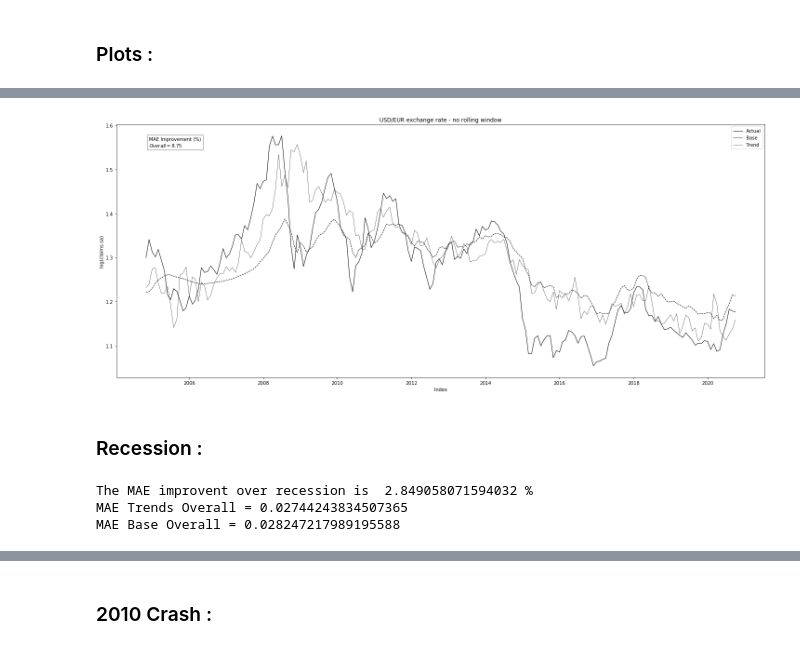
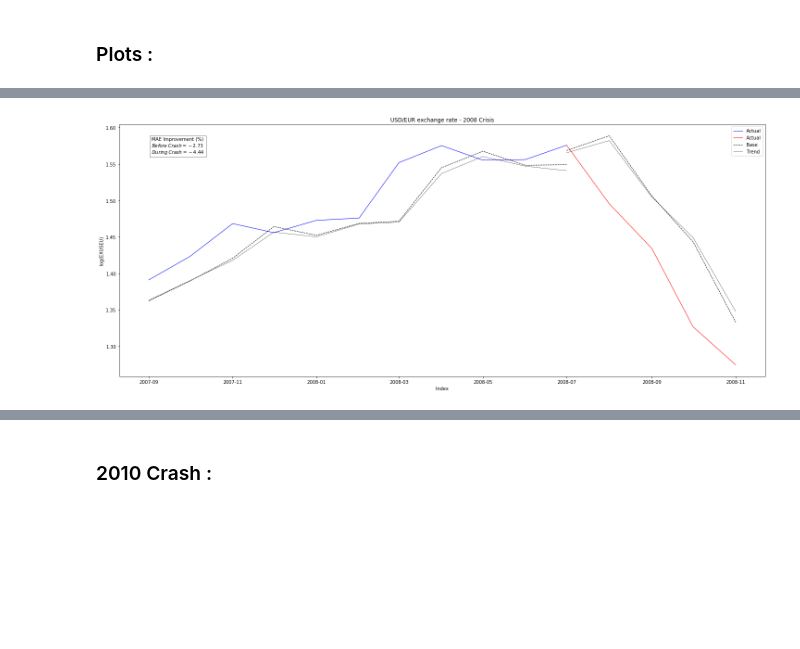
Before and after one commit to epfl-ada/ada-2020-project-milestone-p3-p3_adaimb, a Jupyter notebook: MilestoneP4.ipynb, the cells around one changed output, grey strips where cells are left out. Drawn from its saved outputs; the diff is of its cells as text; code cells hidden in the pictures; blank space fills up the shorter version.

```diff
--- a/MilestoneP4.ipynb
+++ b/MilestoneP4.ipynb
@@ -799,46 +877,24 @@ MAE Base Overall = 0.05107378978067345
 # %%
 #Plots :
 fig,ax = plt.subplots()
-ax.plot(data_rate['Month'][k:],data_rate['EXUSEU'][k:],color='black',label='Actual',linewidth=1)
-ax.plot(data_rate['Month'][k:],preds,linestyle='--',color='black',label='Base',linewidth=1)
-ax.plot(data_rate['Month'][k:],preds_trend,color='black',linewidth=0.5,label='Trend')
+ax.plot(data_rate['Month']['2007-09-01':'2008-07-01'],data_rate['EXUSEU']['2007-09-01':'2008-07-01'],color='blue',label='Actual',linewidth=1)
+ax.plot(data_rate['Month']['2007-09-01':'2008-07-01'],pred_bc,linestyle='--',color='black',linewidth=1)
+ax.plot(data_rate['Month']['2007-09-01':'2008-07-01'],pred_trends_bc,color='black',linewidth=0.5)
+ax.plot(data_rate['Month']['2008-07-01':'2008-11-01'],data_rate['EXUSEU']['2008-07-01':'2008-11-01'],color='red',label='Actual',linewidth=1)
+ax.plot(data_rate['Month']['2008-07-01':'2008-11-01'],pred,linestyle='--',color='black',label='Base',linewidth=1)
+ax.plot(data_rate['Month']['2008-07-01':'2008-11-01'],pred_trends,color='black',linewidth=0.5,label='Trend')
 plt.legend()
 textstr = '\n'.join((
     r'MAE Improvement (%)',
-    r'$Overall=%.2f$'%(improvement_overall,)))
+    r'$Before\;Crash=%.2f$'%(improvement_overall_bc,),
+    r'$During\;Crash=%.2f$'%(improvement_overall,)))
 
 ax.text(0.05, 0.95, textstr, transform=ax.transAxes, fontsize=10,
         verticalalignment='top',bbox=dict(facecolor='white', alpha=0.5))
-ax.set_ylabel('log(claims.sa)')
+ax.set_ylabel('log(EXUSEU)')
 ax.set_xlabel('Index')
-ax.set_title('USD/EUR exchange rate - no rolling window')
+ax.set_title('USD/EUR exchange rate - 2008 Crisis')
 fig.set_size_inches(25,10)
 plt.show()
 # %% [output]
-[figure, old version]
+[figure, new version]
-# %% [markdown]
-### Recession :
-# %%
-Recession_dates = ['2007-12-01','2009-06-01']
-
-#Baseline model
-mod = smf.ols(formula = 'EXUSEU ~ s1', data= data_rate['2004-02-01':'2007-11-01'] )
-res = mod.fit()
-pred = res.params[0] + res.params[1]*data_rate.s1['2007-12-01':'2009-06-01']
-
-# Trends Model :
-mod_trends = smf.ols(formula = 'EXUSEU ~ s1 + D_Inflation + D_Prices + D_CPI + D_Cheap ', data=data_rate['2004-02-01':'2007-11-01'] )
-res_trends = mod_trends.fit()
-pred_trends = res_trends.params[0] + res_trends.params[1]*data_rate['s1']['2007-12-01':'2009-06-01'] + res_trends.params[2]*data_rate['D_Inflation']['2007-12-01':'2009-06-01']+ res_trends.params[3]*data_rate['D_Prices']['2007-12-01':'2009-06-01'] +res_trends.params[4]*data_rate['D_CPI']['2007-12-01':'2009-06-01'] + res_trends.params[5]*data_rate['D_Cheap']['2007-12-01':'2009-06-01']
-
-mae_base_overall = mean_absolute_error(data_rate.EXUSEU['2007-12-01':'2009-06-01'],pred)/(data_rate.EXUSEU['2007-12-01':'2009-06-01'].mean())
-mae_trends_overall = mean_absolute_error(data_rate.EXUSEU['2007-12-01':'2009-06-01'],pred_trends)/(data_rate.EXUSEU['2007-12-01':'2009-06-01'].mean())
-improvement_overall = (mae_base_overall-mae_trends_overall)/mae_base_overall*100
-print('The MAE improvent over recession is ',improvement_overall,'%')
-
-print('MAE Trends Overall =',mae_trends_overall)
-print('MAE Base Overall =',mae_base_overall)
-# %% [output]
-The MAE improvent over recession is  2.849058071594032 %
-MAE Trends Overall = 0.02744243834507365
-MAE Base Overall = 0.028247217989195588
```
Also changed, not shown: parts of 25 cells of this notebook.
